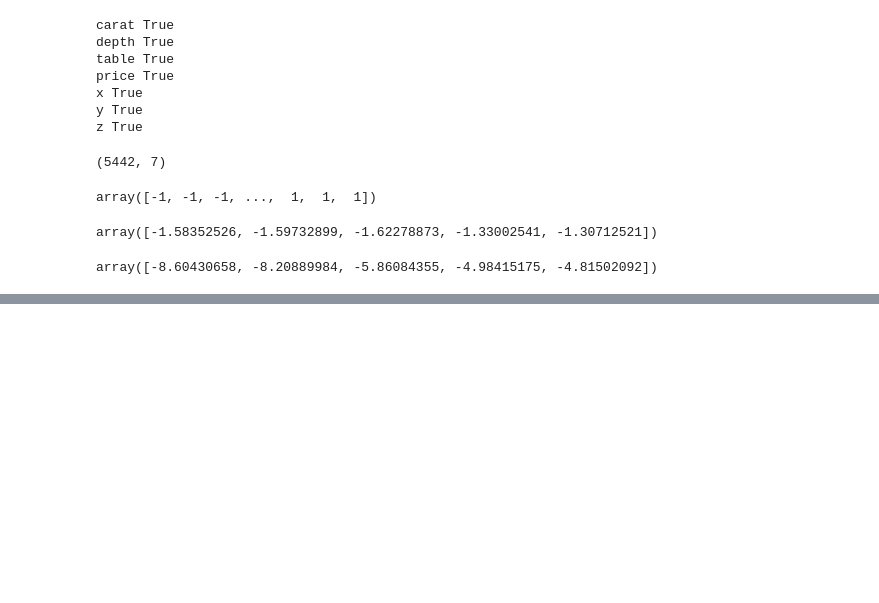
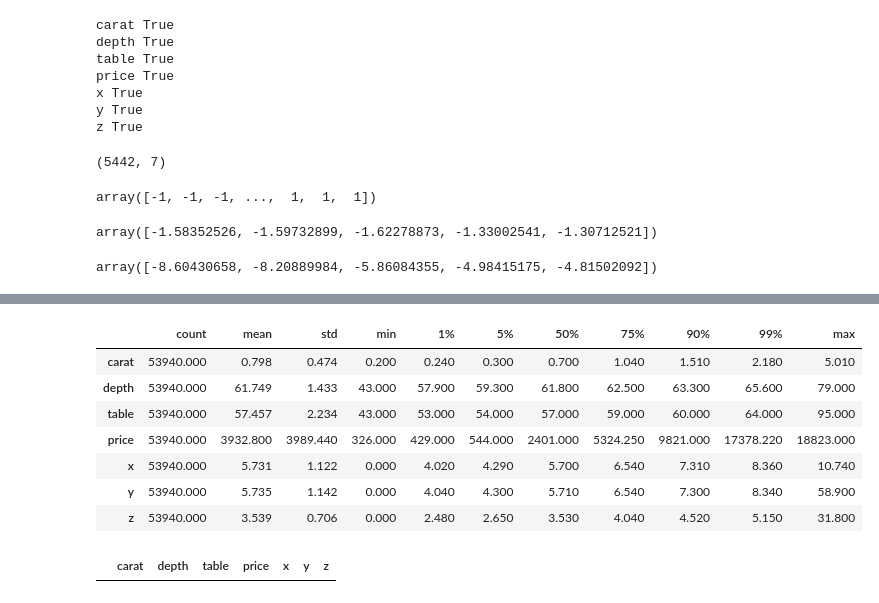
Before and after one commit to HuseyinEfkanAlp/FeatureEngineering, a Jupyter notebook: Outliers/Outliers.ipynb, the cells around one changed output, grey strips where cells are left out. Drawn from its saved outputs; the diff is of its cells as text; code cells hidden in the pictures; blank space fills up the shorter version.

```diff
--- a/Outliers/Outliers.ipynb
+++ b/Outliers/Outliers.ipynb
@@ -383,0 +413,15 @@ array([-8.60430658, -8.20889984, -5.86084355, -4.98415175, -4.81502092])
+# %%
+df.describe([0.01, 0.05, 0.75, 0.90, 0.99]).T
+# %% [output]
+|  | count | mean | std | min | 1% | 5% | 50% | 75% | 90% | 99% | max |
+| carat | 53940.000 | 0.798 | 0.474 | 0.200 | 0.240 | 0.300 | 0.700 | 1.040 | 1.510 | 2.180 | 5.010 |
+| depth | 53940.000 | 61.749 | 1.433 | 43.000 | 57.900 | 59.300 | 61.800 | 62.500 | 63.300 | 65.600 | 79.000 |
+| table | 53940.000 | 57.457 | 2.234 | 43.000 | 53.000 | 54.000 | 57.000 | 59.000 | 60.000 | 64.000 | 95.000 |
+| price | 53940.000 | 3932.800 | 3989.440 | 326.000 | 429.000 | 544.000 | 2401.000 | 5324.250 | 9821.000 | 17378.220 | 18823.000 |
+| x | 53940.000 | 5.731 | 1.122 | 0.000 | 4.020 | 4.290 | 5.700 | 6.540 | 7.310 | 8.360 | 10.740 |
+| y | 53940.000 | 5.735 | 1.142 | 0.000 | 4.040 | 4.300 | 5.710 | 6.540 | 7.300 | 8.340 | 58.900 |
+| z | 53940.000 | 3.539 | 0.706 | 0.000 | 2.480 | 2.650 | 3.530 | 4.040 | 4.520 | 5.150 | 31.800 |
+# %%
+df[df_scores<th].drop(axis=0, labels = df[df_scores<th].index)
+# %% [output]
+|  | carat | depth | table | price | x | y | z |
```
Also changed, not shown: parts of 8 cells of this notebook.
